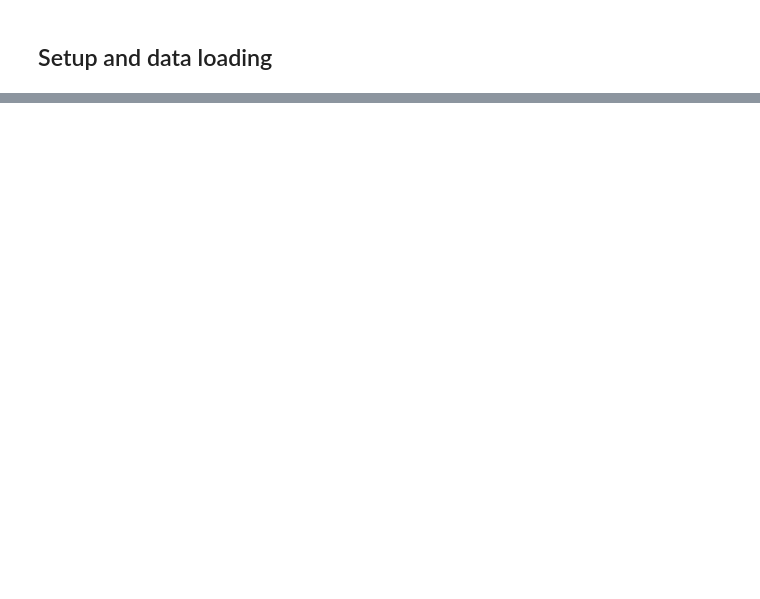
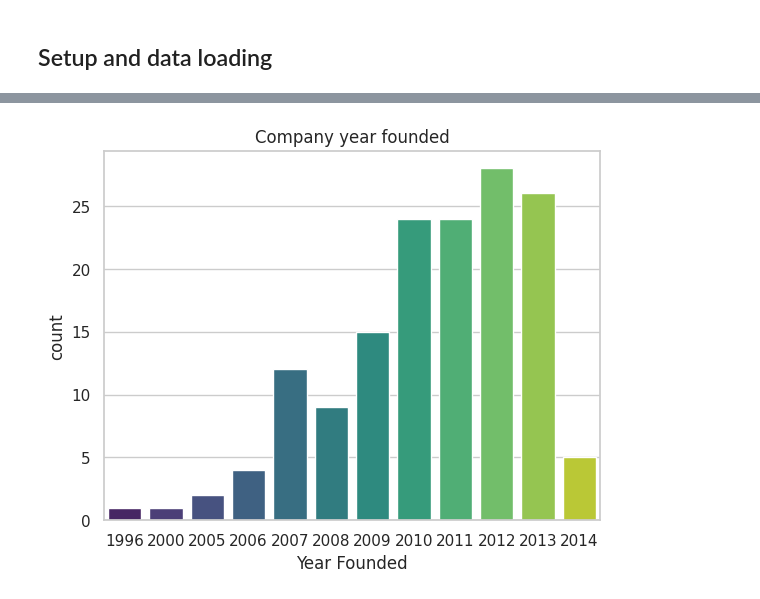
Before and after one commit to MihailoMilenkovic/startups-analysis, a Jupyter notebook: project.ipynb, the cells around one changed output, grey strips where cells are left out. Saved outputs shown, nothing was run; the diff lists cells and outputs as text; code cells hidden in the pictures; blank space fills up the shorter version.

```diff
--- a/project.ipynb
+++ b/project.ipynb
@@ -21,0 +16,10 @@ startups_df.head()
+# %%
+startups_df.rename(columns={
+  "Satus":"Status",
+  "Amounts raised in different funding rounds":"Amount raised",
+  "Headquarters (City)":"HQ City",
+  "Headquarters (US State)":"HQ State",
+  "Headquarters (Country)":"HQ Country",
+},inplace=True)
+startups_df['Year Founded'] = startups_df['Year Founded'].astype('Int64')
+startups_df.head(1)
@@ -30,0 +162,7 @@ available data:  ['Company', 'Satus', 'Year Founded', 'Mapping Location', 'Descr
+# %%
+startups_with_founding_year=startups_df_basic.dropna(subset=['Year Founded'])
+sns.countplot(data=startups_with_founding_year, x='Year Founded', palette='viridis')
+plt.title("Company year founded")
+plt.show()
+# %% [output]
+[figure, added]
```
Also changed, not shown: parts of 36 cells of this notebook, 4 other files.
